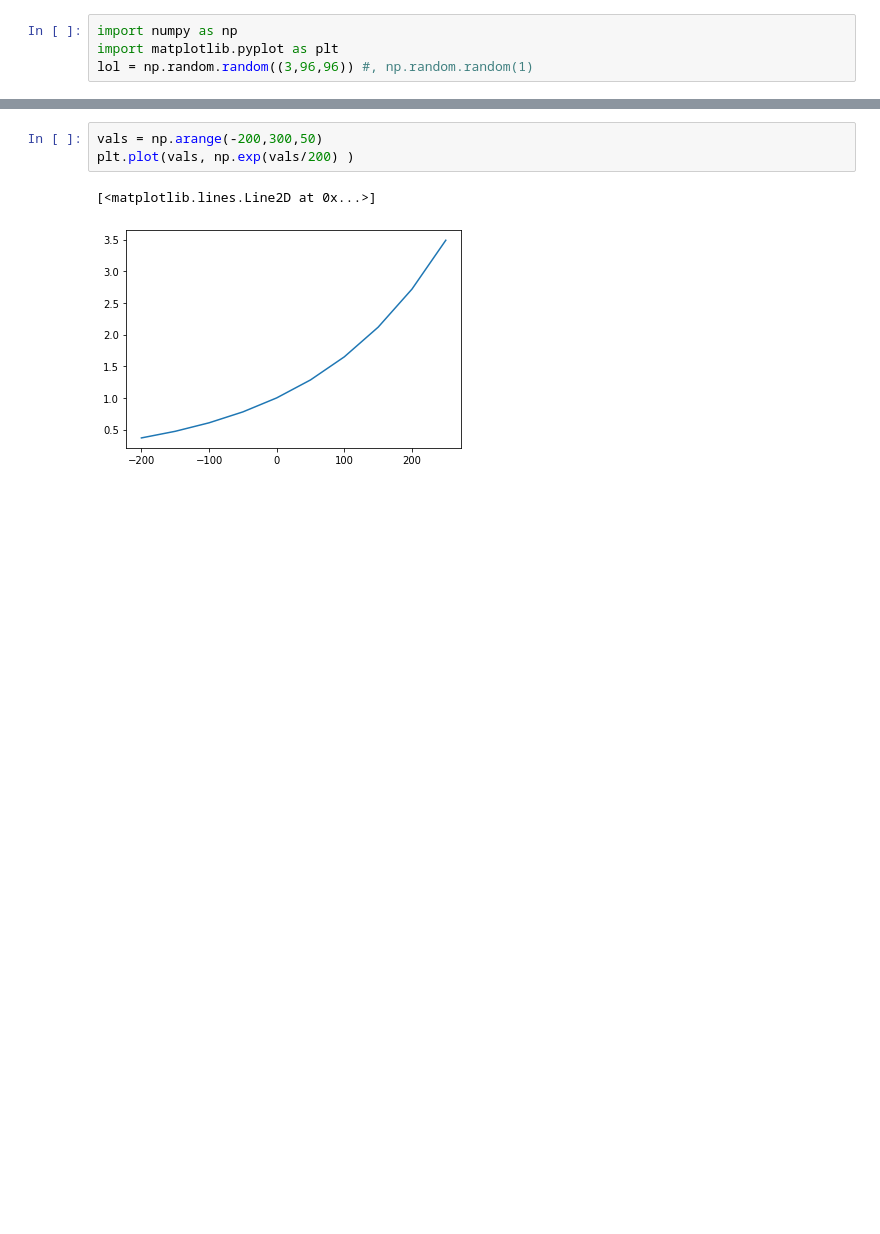
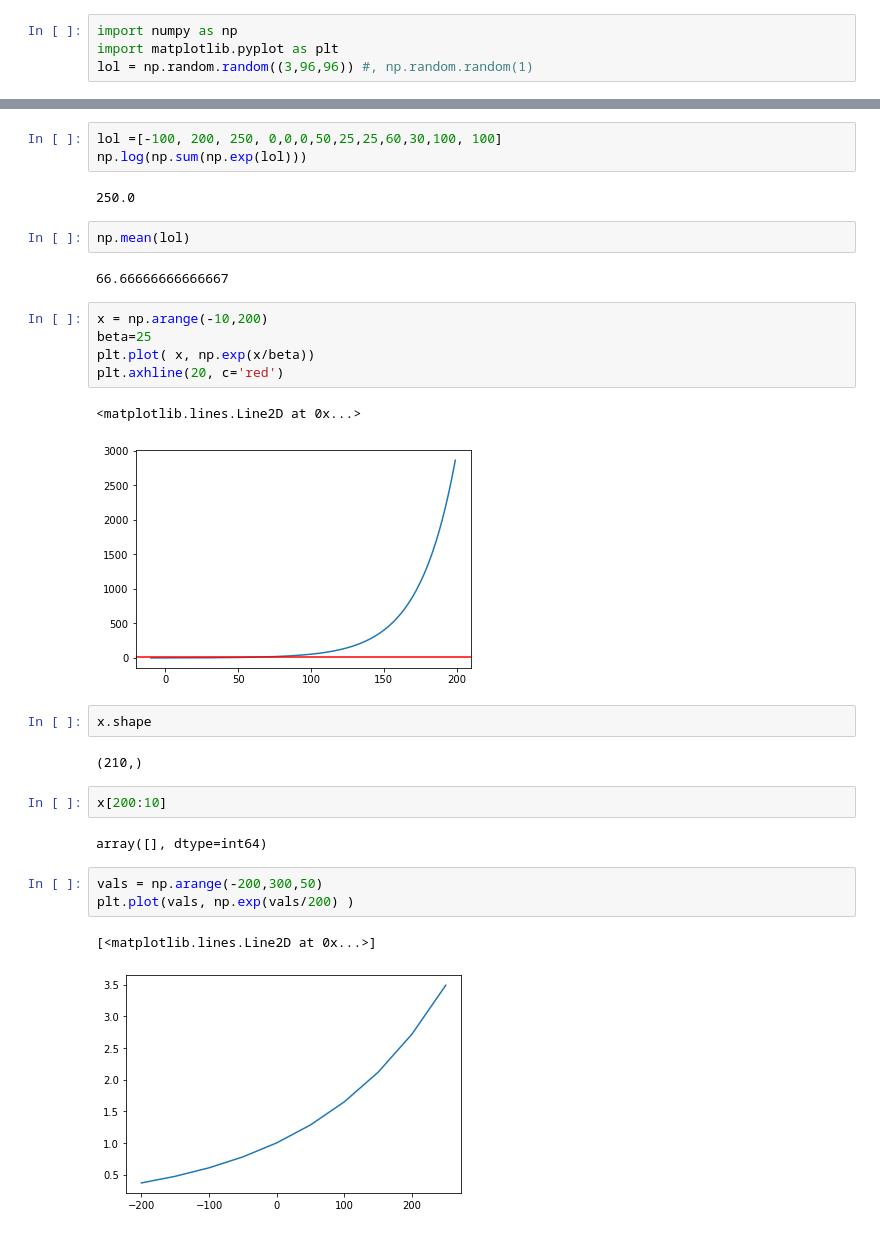
Before and after one commit to TrentBrick/Upside-Down-Free-Energy, a Jupyter notebook: notebooks/Untitled.ipynb, the cells around one changed output, grey strips where cells are left out. Saved outputs shown, nothing was run; the diff lists cells and outputs as text; blank space fills up the shorter version.

```diff
--- a/notebooks/Untitled.ipynb
+++ b/notebooks/Untitled.ipynb
@@ -5,3 +30,28 @@ lol = np.random.random((3,96,96)) #, np.random.random(1)
+# %%
+lol =[-100, 200, 250, 0,0,0,50,25,25,60,30,100, 100]
+np.log(np.sum(np.exp(lol)))
+# %% [output]
+250.0
+# %%
+np.mean(lol)
+# %% [output]
+66.66666666666667
+# %%
+x = np.arange(-10,200)
+beta=25
+plt.plot( x, np.exp(x/beta))
+plt.axhline(20, c='red')
+# %% [output]
+<matplotlib.lines.Line2D at 0x...>
+[figure, added]
+# %%
+x.shape
+# %% [output]
+(210,)
+# %%
+x[200:10]
+# %% [output]
+array([], dtype=int64)
 # %%
 vals = np.arange(-200,300,50)
 plt.plot(vals, np.exp(vals/200) )
```
Also changed, not shown: parts of 3 cells of this notebook, 7 other files.
